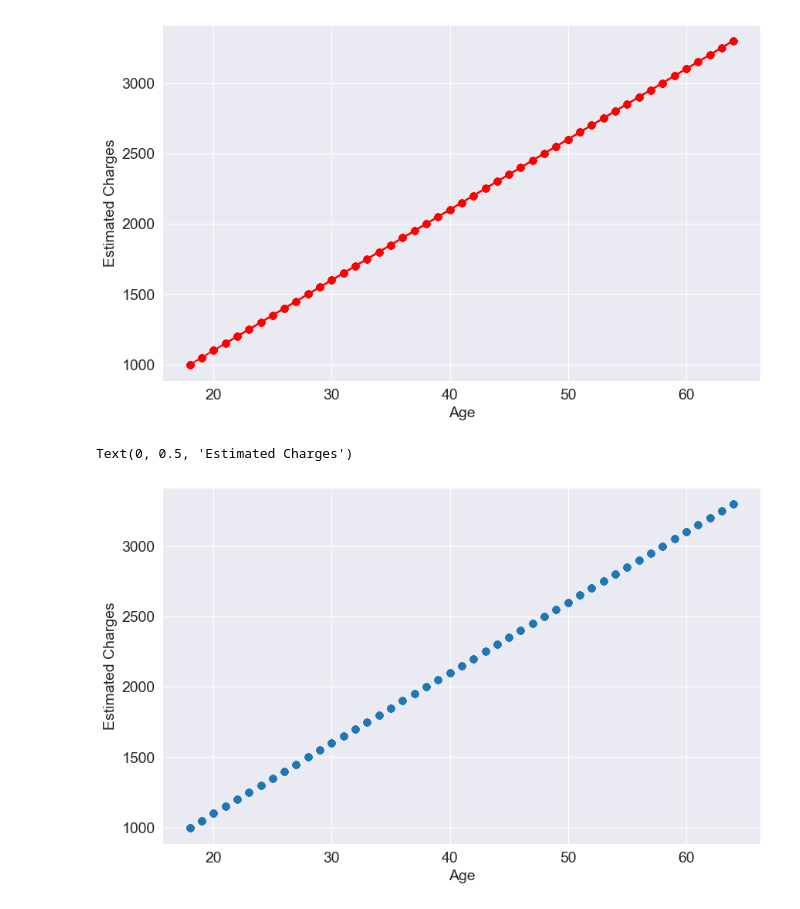
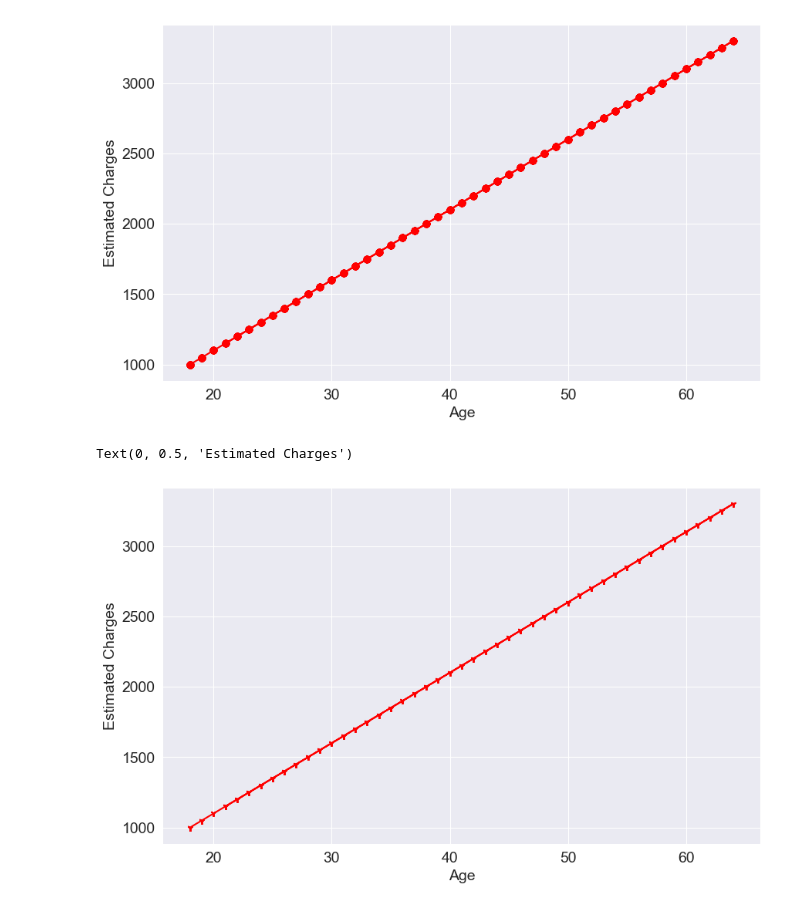
Before and after one commit to KennedyMungai/scikit-learn-course, a Jupyter notebook: scikit_course.ipynb, the cells around one changed output. Drawn from its saved outputs; the diff is of its cells as text; code cells hidden in the pictures.

```diff
--- a/scikit_course.ipynb
+++ b/scikit_course.ipynb
@@ -352,9 +352,9 @@ plt.ylabel('Estimated Charges')
 Text(0, 0.5, 'Estimated Charges')
 [figure]
 # %%
-plt.scatter(ages, estimate_charges_value)
+plt.plot(ages, estimate_charges_value, 'r-1')
 plt.xlabel('Age')
 plt.ylabel('Estimated Charges')
 # %% [output]
 Text(0, 0.5, 'Estimated Charges')
-[figure, old version]
+[figure, new version]
```
